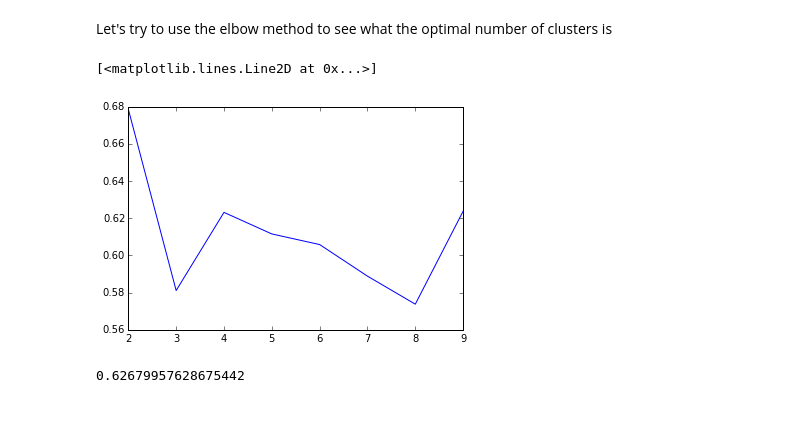
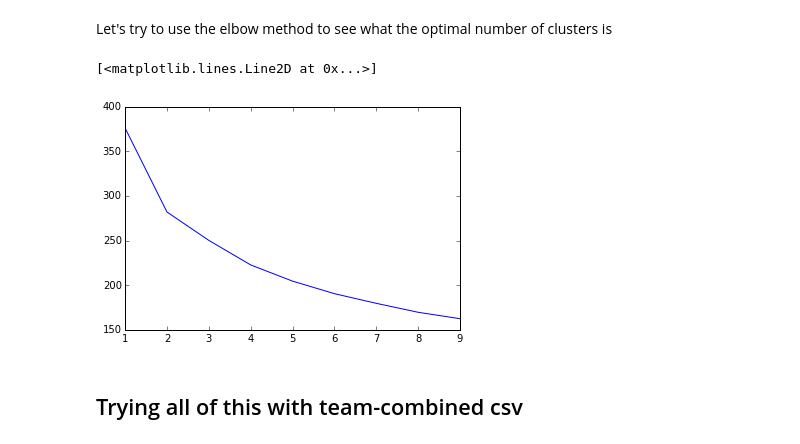
Before and after one commit to karinehsu/cs109-final-project, a Jupyter notebook: player-cluster.ipynb, the cells around one changed output. Saved outputs shown, nothing was run; the diff lists cells and outputs as text; code cells hidden in the pictures; blank space fills up the shorter version.

```diff
--- a/player-cluster.ipynb
+++ b/player-cluster.ipynb
@@ -25,10 +25,15 @@ import scipy as sc
 import matplotlib.pyplot as plt
 import pdb
 
+import seaborn as sns
+sns.set_style("whitegrid")
+sns.set_context("poster")
+
 from sklearn.cluster import KMeans
 from sklearn.metrics import silhouette_score
 from sklearn import datasets
 
-from scipy.spatial.distance import cdist
+from scipy.spatial.distance import cdist, euclidean
+from scipy.stats import percentileofscore
 
 pd.set_option('display.max_columns', None)
@@ -107,7 +64,7 @@ def clean_df(df):
 
     returns: pandas df"""
 
-    return df[pd.isnull(df["Player 1"]) == False]
+    return df[pd.isnull(df["Player 2"]) == False]
 # %%
 def get_players(df):
     """returns list of all players present in throw-by throw pandas dataframe"""
@@ -158,7 +115,8 @@ def player_summaries(df):
     returns: pandas dataframe"""
 
     players = get_players(df)
-    stats = {"goals"     : 0,
+    stats = {"team"      : "",
+             "goals"     : 0,
              "assists"   : 0,
              "ds"        : 0,
              "throwaways": 0,
@@ -199,7 +157,7 @@ def player_summaries(df):
             except: pass
 
     # add points
-    for row in summarize_points(raleigh).values:
+    for row in summarize_points(df).values:
         player_cols = row[13:41]
         players = [player for player in player_cols if not pd.isnull(player)]
         if row[6] == "O":
@@ -210,7 +168,7 @@ def player_summaries(df):
                 team_stats[player]["dpoints"] += 1
 
     summary = pd.DataFrame.from_dict(team_stats, orient="index").sort_values("goals", ascending=False)
-    summary = summary[["goals", "assists", "ds", "throwaways", "drops", "opoints", "dpoints"]]
+    summary = summary[["team", "goals", "assists", "ds", "throwaways", "drops", "opoints", "dpoints"]]
     summary["totalpoints"] = summary["opoints"] + summary["dpoints"]
     summary["pct_opoints"] = summary["opoints"] / [float(x) for x in summary["totalpoints"]]
     summary["pct_goal"]    = summary["goals"]   / [float(x) for x in summary["totalpoints"]]
@@ -256,19 +214,21 @@ summary_ral.groupby("cluster").mean()
 # %% [markdown]
 Let's try to use the elbow method to see what the optimal number of clusters is
 # %%
-num_clusters = range(2, 10)
+num_clusters = range(1, 10)
 models = [KMeans(n_clusters = x) for x in num_clusters]
 def score_from_model(model):
     predicted = model.fit_predict(cluster_cols.values)
-    return silhouette_score(cluster_cols.values, predicted)
+    centroids = [model.cluster_centers_[x] for x in predicted]
+    dist_sum = 0
+    for i in range(0, len(predicted)):
+        dist_sum += euclidean(cluster_cols.values[i], centroids[i])
+    return dist_sum
 scores = [score_from_model(model) for model in models]
 scores
 
 plt.plot(num_clusters, scores)
 # %% [output]
 [<matplotlib.lines.Line2D at 0x...>]
-[figure, old version]
+[figure, new version]
-# %%
-silhouette_score(cluster_cols.values, model.predict(cluster_cols.values))
-# %% [output]
-0.62679957628675442
+# %% [markdown]
+## Trying all of this with team-combined csv
```
Also changed, not shown: parts of 22 cells of this notebook.
